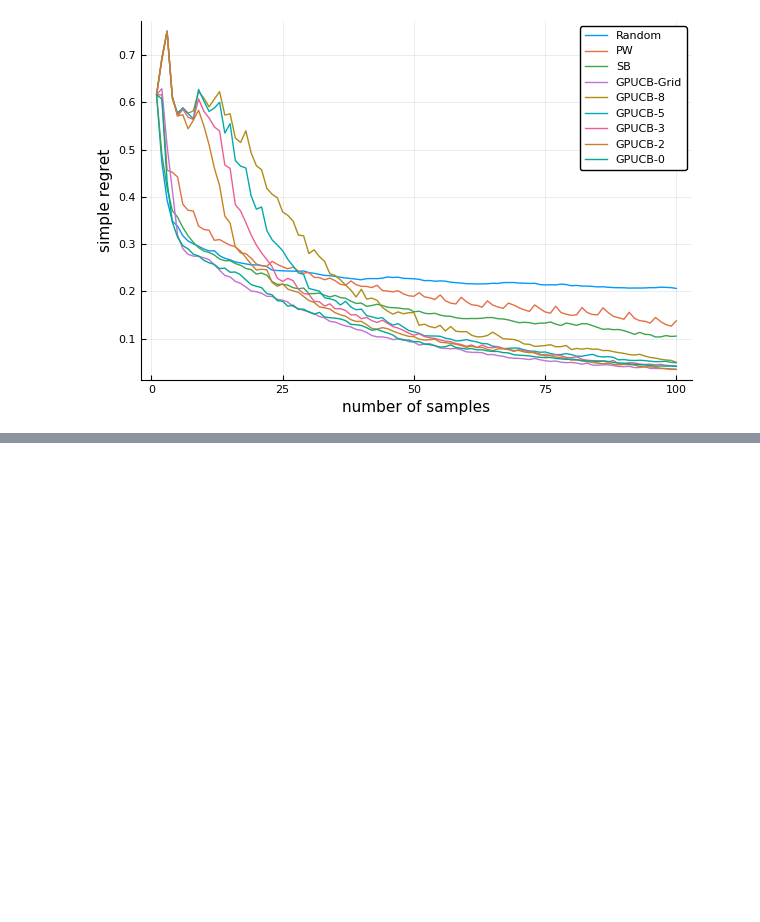
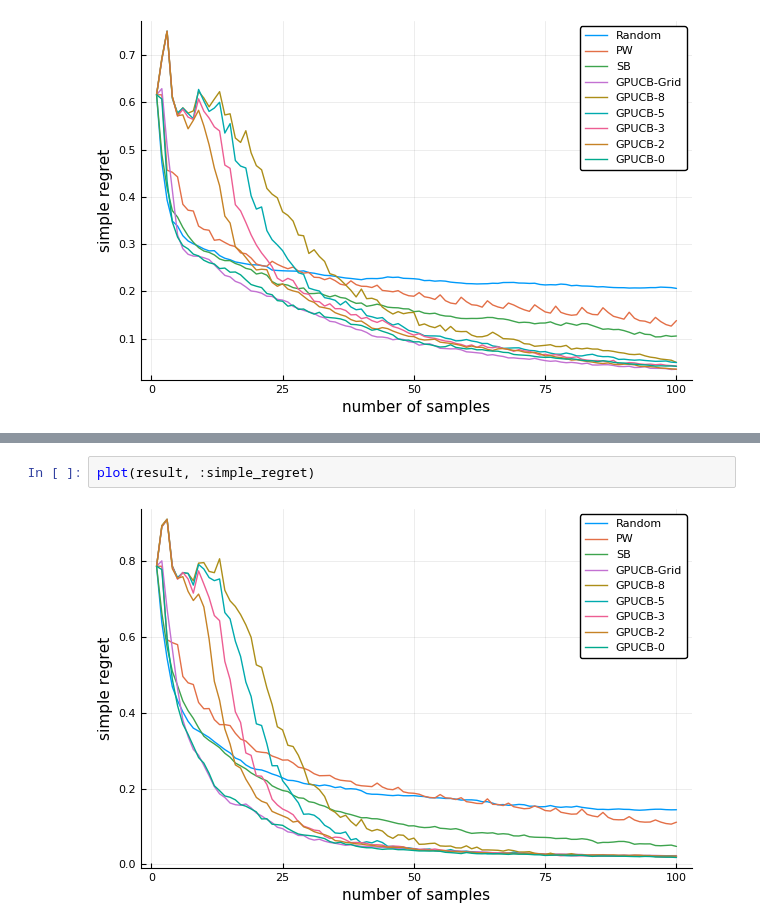
Before and after one commit to rcnlee/CBandits.jl, a Jupyter notebook: notebooks/GPUCB-Optim.ipynb, the cells around one changed output, grey strips where cells are left out. Saved outputs shown, nothing was run; the diff lists cells and outputs as text; blank space fills up the shorter version.

```diff
--- a/notebooks/GPUCB-Optim.ipynb
+++ b/notebooks/GPUCB-Optim.ipynb
@@ -249,0 +259,4 @@ plot(result, :simple_regret)
+# %%
+plot(result, :simple_regret)
+# %% [output]
+[figure, added]
```
Also changed, not shown: parts of 5 cells of this notebook, 4 other files.
